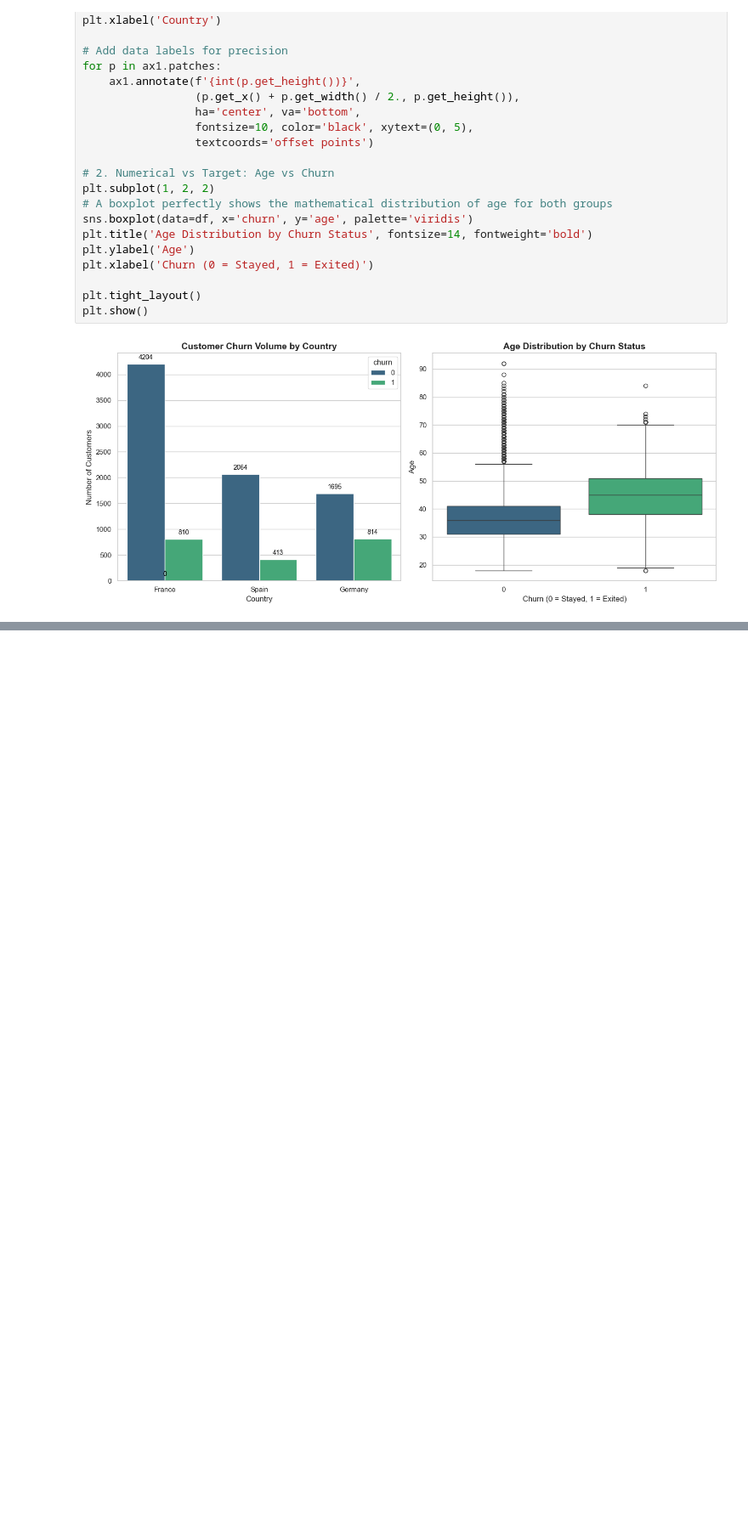
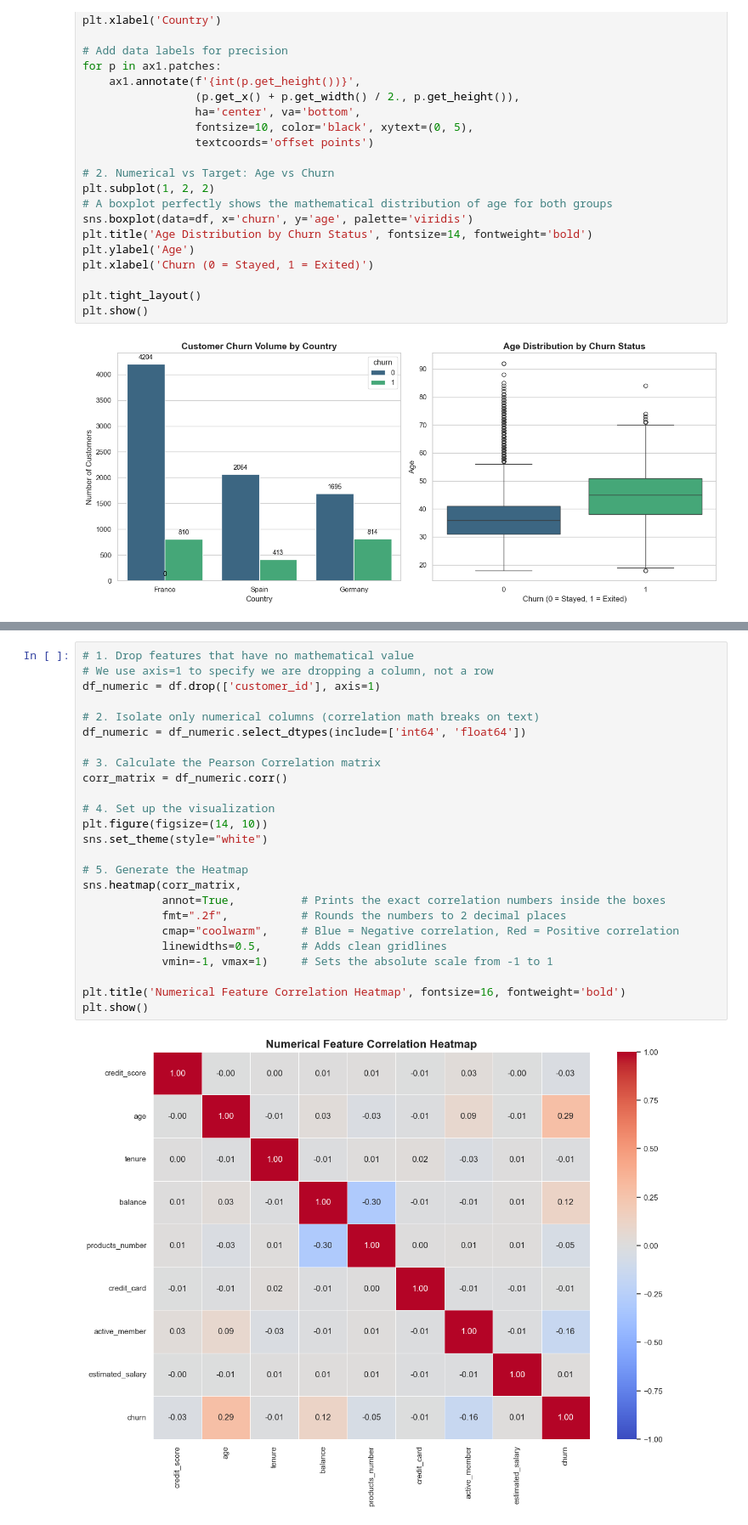
Before and after one commit to Tapiwanasche/mlproject_01, a Jupyter notebook: notebooks/1_EDA_and_Data_Preparation.ipynb, the cells around one changed output, grey strips where cells are left out. Shown at 85% size. Saved outputs shown, nothing was run; the diff lists cells and outputs as text; blank space fills up the shorter version.

```diff
--- a/notebooks/1_EDA_and_Data_Preparation.ipynb
+++ b/notebooks/1_EDA_and_Data_Preparation.ipynb
@@ -177,0 +181,27 @@ plt.show()
+# %%
+# 1. Drop features that have no mathematical value
+# We use axis=1 to specify we are dropping a column, not a row
+df_numeric = df.drop(['customer_id'], axis=1)
+
+# 2. Isolate only numerical columns (correlation math breaks on text)
+df_numeric = df_numeric.select_dtypes(include=['int64', 'float64'])
+
+# 3. Calculate the Pearson Correlation matrix
+corr_matrix = df_numeric.corr()
+
+# 4. Set up the visualization
+plt.figure(figsize=(14, 10))
+sns.set_theme(style="white")
+
+# 5. Generate the Heatmap
+sns.heatmap(corr_matrix,
+            annot=True,          # Prints the exact correlation numbers inside the boxes
+            fmt=".2f",           # Rounds the numbers to 2 decimal places
+            cmap="coolwarm",     # Blue = Negative correlation, Red = Positive correlation
+            linewidths=0.5,      # Adds clean gridlines
+            vmin=-1, vmax=1)     # Sets the absolute scale from -1 to 1
+
+plt.title('Numerical Feature Correlation Heatmap', fontsize=16, fontweight='bold')
+plt.show()
+# %% [output]
+[figure, added]
```
Also changed, not shown: parts of 2 cells of this notebook.
